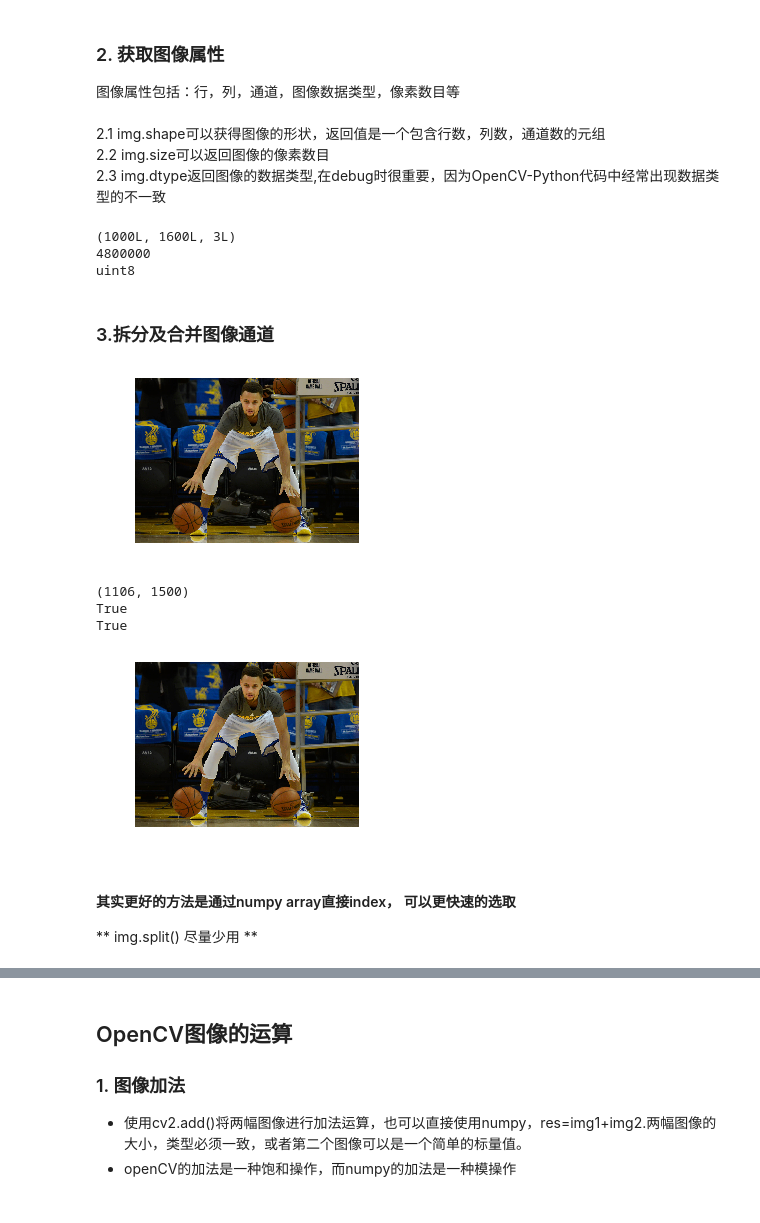
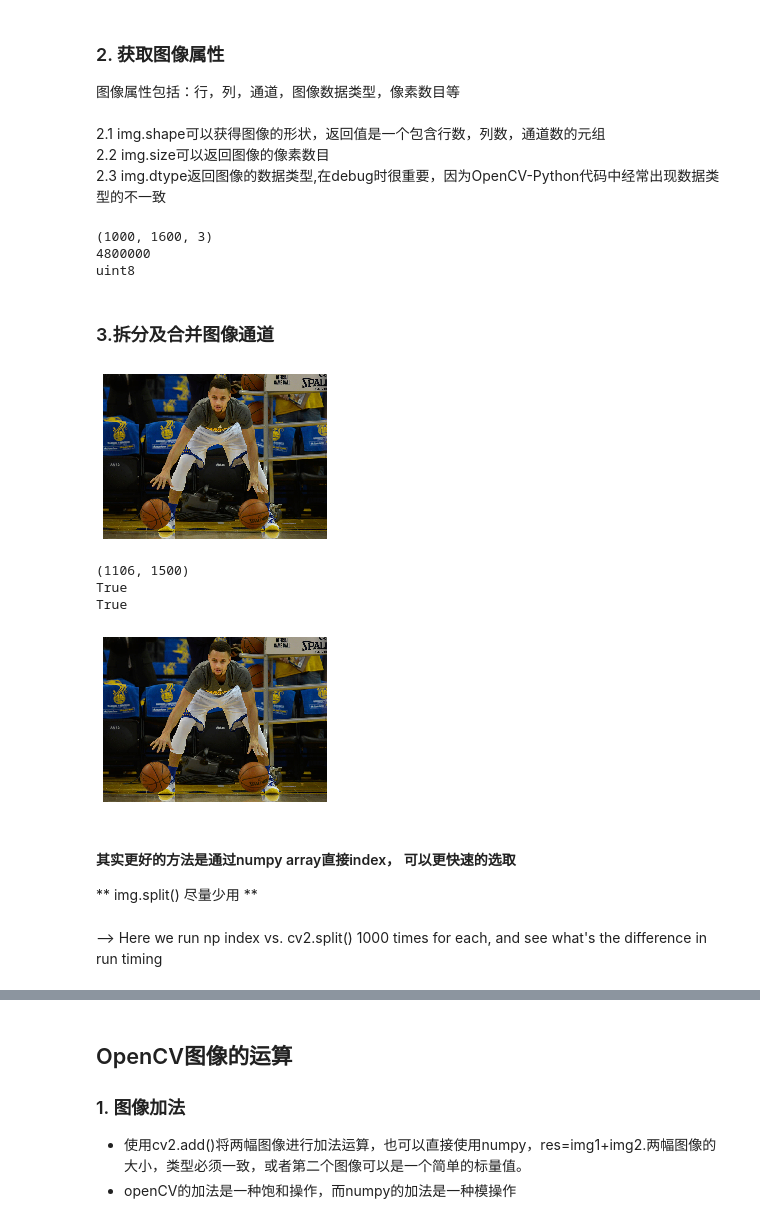
Before and after one commit to Haihan-W/WANMEN-DataScience, a Jupyter notebook: Data Science_WANMEN_course/Chapter 33. Image Recognition and Open CV/Notes 33.01-12 ImageRecognition.ipynb, the cells around one changed output, grey strips where cells are left out. Saved outputs shown, nothing was run; the diff lists cells and outputs as text; code cells hidden in the pictures.

```diff
--- a/Data Science_WANMEN_course/Chapter 33. Image Recognition and Open CV/Notes 33.01-12 ImageRecognition.ipynb
+++ b/Data Science_WANMEN_course/Chapter 33. Image Recognition and Open CV/Notes 33.01-12 ImageRecognition.ipynb
@@ -411,11 +414,11 @@ print img_gray[100,100]
 2.2 img.size可以返回图像的像素数目
 2.3 img.dtype返回图像的数据类型,在debug时很重要，因为OpenCV-Python代码中经常出现数据类型的不一致
 # %%
-print img.shape
-print img.size
-print img.dtype
+print (img.shape)
+print (img.size)
+print (img.dtype)
 # %% [output]
-(1000L, 1600L, 3L)
+(1000, 1600, 3)
 4800000
 uint8
 # %% [markdown]
@@ -431,26 +435,28 @@ def plt_cv2read(img, figsize = (4,6), gray = False):
         plt.imshow(img, cmap = 'gray')
     plt.show()
 # %%
-img = cv2.imread("imgs/curry.jpeg")
+img = cv2.imread("imgs/curry.jpeg",1)
 plt_cv2read(img)
 # %% [output]
-[figure, old version]
+[figure, new version]
 # %%
 b, g, r = cv2.split(img) #拆分
-print b.shape
-print b.shape == g.shape
-print b.shape == r.shape
+print (b.shape)
+print (b.shape == g.shape)
+print (b.shape == r.shape)
 
-img_merge = cv2.merge((b, g, r)) #合并
+img_merge = cv2.merge((b, g, r)) #合并 b,g,r channels to one image
 plt_cv2read(img_merge)
 # %% [output]
 (1106, 1500)
 True
 True
-[figure, old version]
+[figure, new version]
 # %% [markdown]
 #### 其实更好的方法是通过numpy array直接index， 可以更快速的选取
 ** img.split() 尽量少用 **
+# %% [markdown]
+--> Here we run np index vs. cv2.split() 1000 times for each, and see what's the difference in run timing
 # %%
 %%time
 for i in range(1000):
```
Also changed, not shown: parts of 15 cells of this notebook, 1 other file.
